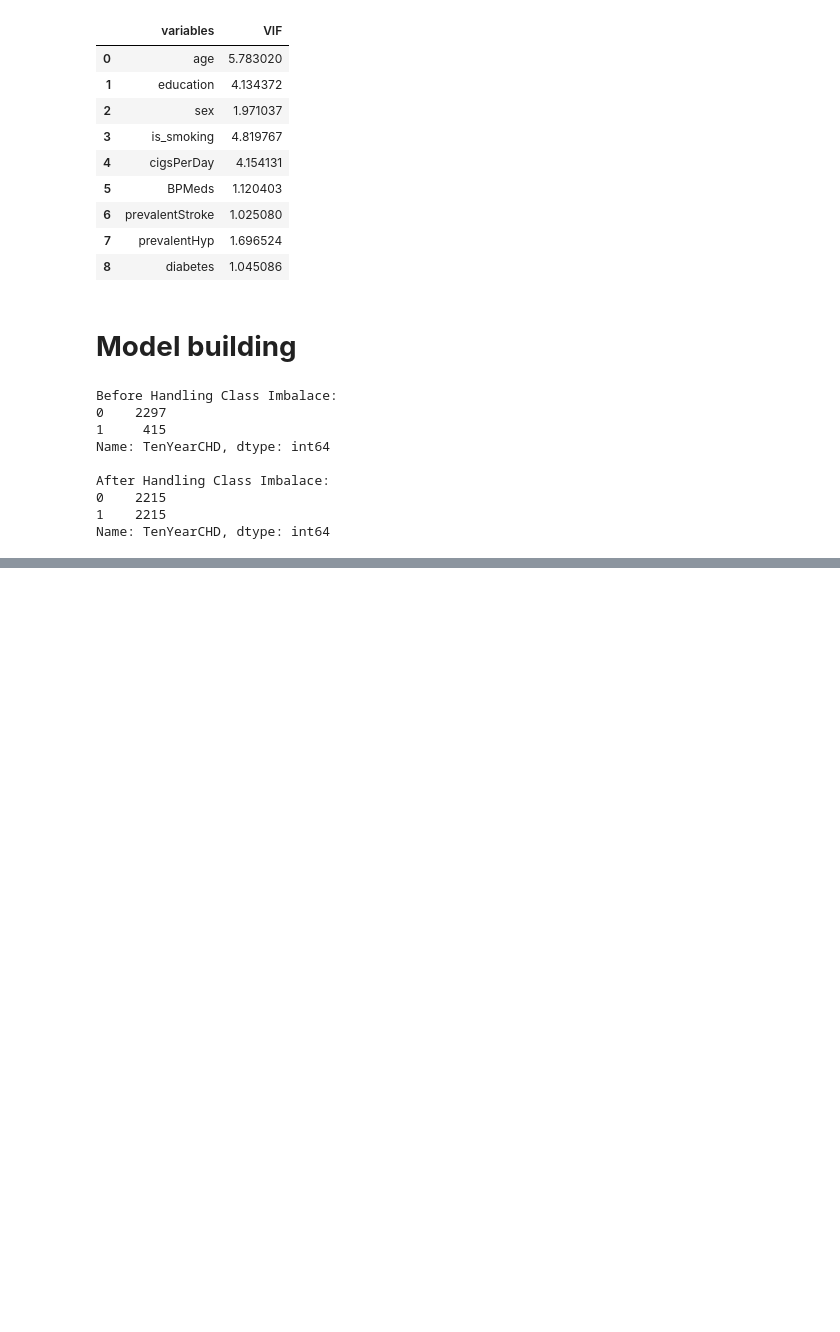
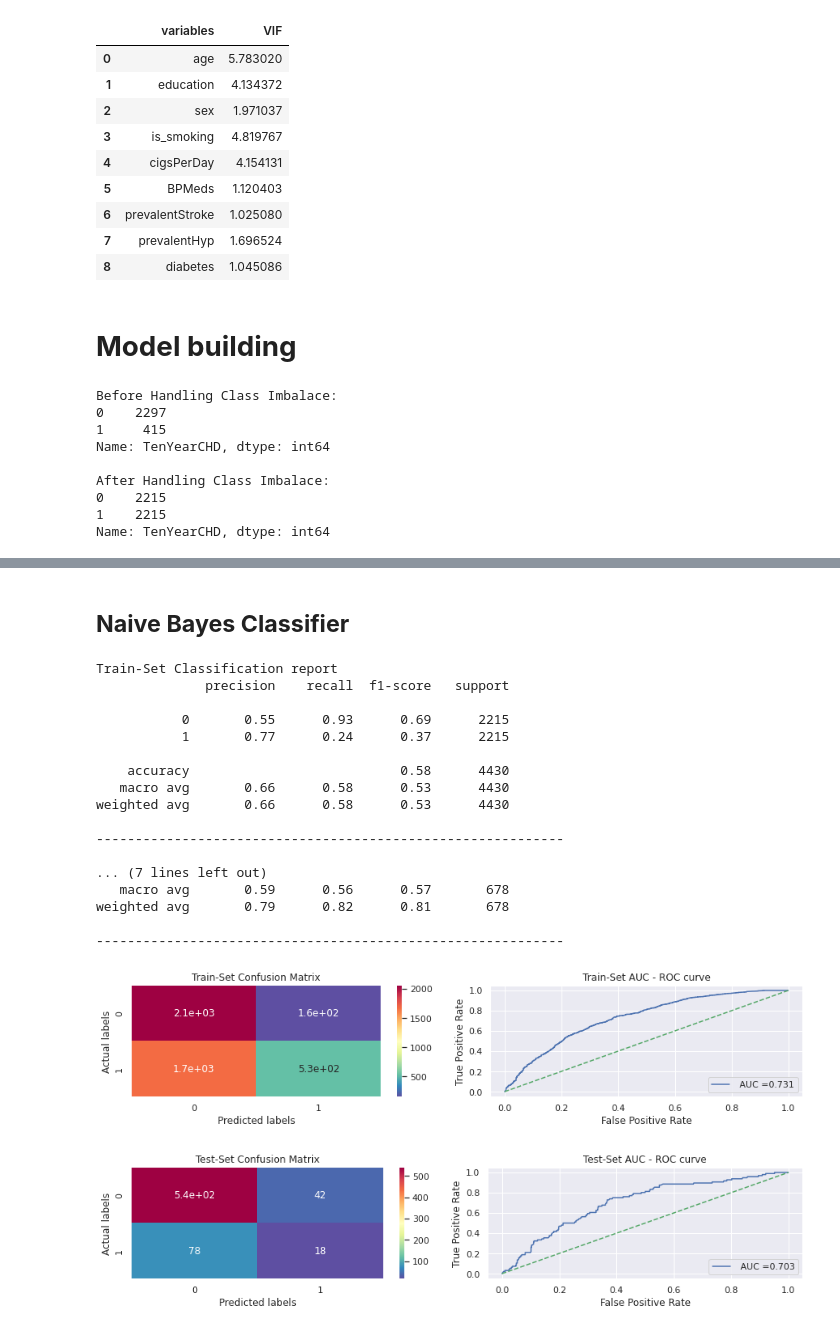
Before and after one commit to FarazAhmad2/Cardiovascular-Risk-Prediction, a Jupyter notebook: Cardiovascular_Risk_Prediction_Capstone_Project.ipynb, the cells around one changed output, grey strips where cells are left out. Cells and saved outputs as stored; diff of their text form; code cells hidden in the pictures; blank space fills up the shorter version.

```diff
--- a/Cardiovascular_Risk_Prediction_Capstone_Project.ipynb
+++ b/Cardiovascular_Risk_Prediction_Capstone_Project.ipynb
@@ -475,0 +522,26 @@ get_features_importance(lr,X_smote)
+# %% [markdown]
+## <b> Naive Bayes Classifier </b>
+# %%
+# Training Naive Bayes Classifier
+nb_clf = GaussianNB()
+ml_model(nb_clf, X_smote, X_test, y_smote, y_test)
+# %% [output]
+Train-Set Classification report
+              precision    recall  f1-score   support
+
+           0       0.55      0.93      0.69      2215
+           1       0.77      0.24      0.37      2215
+
+    accuracy                           0.58      4430
+   macro avg       0.66      0.58      0.53      4430
+weighted avg       0.66      0.58      0.53      4430
+
+------------------------------------------------------------
+
+... (7 lines left out)
+   macro avg       0.59      0.56      0.57       678
+weighted avg       0.79      0.82      0.81       678
+
+------------------------------------------------------------
+[figure, added]
+[figure, added]
```
Also changed, not shown: parts of 16 cells of this notebook.
